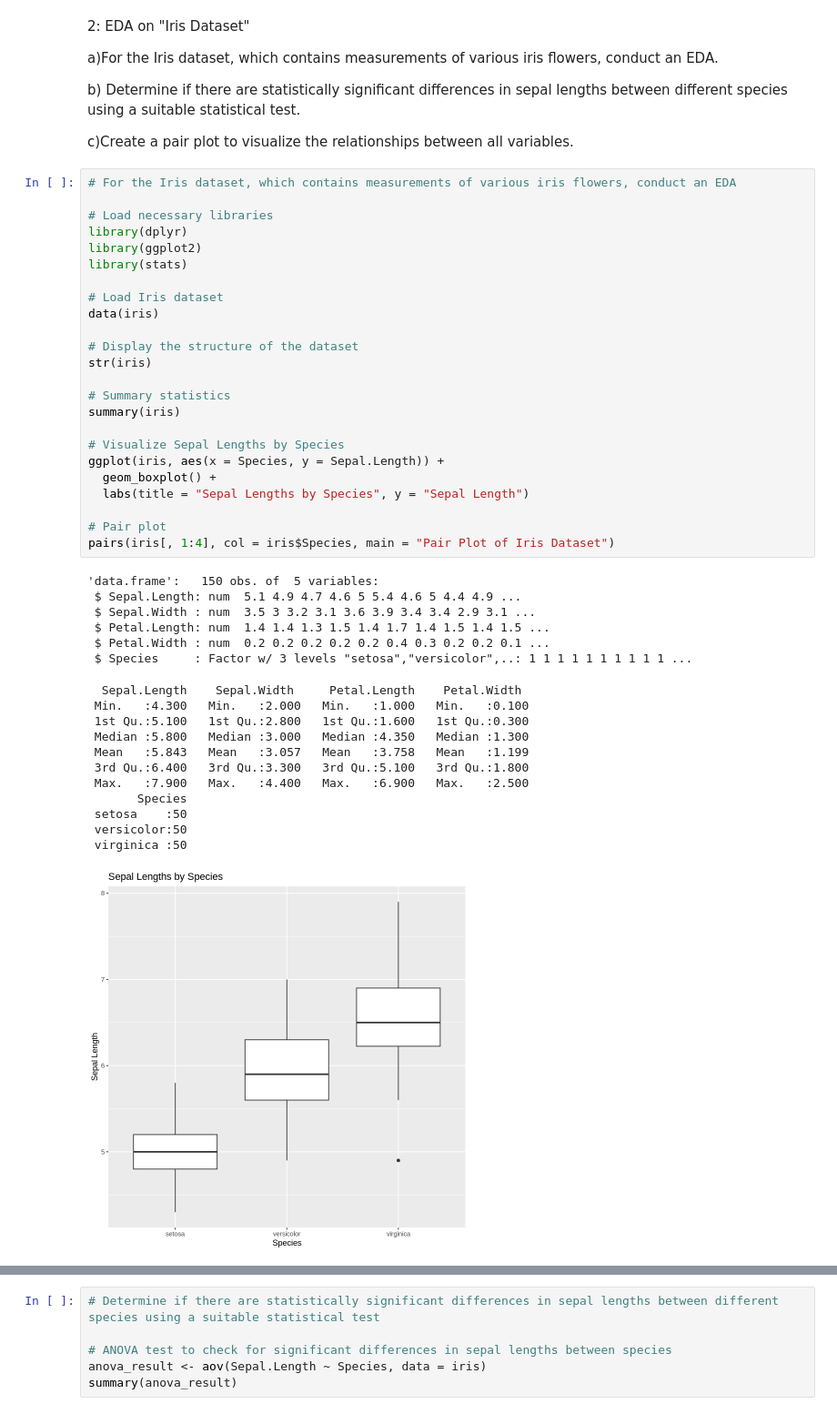
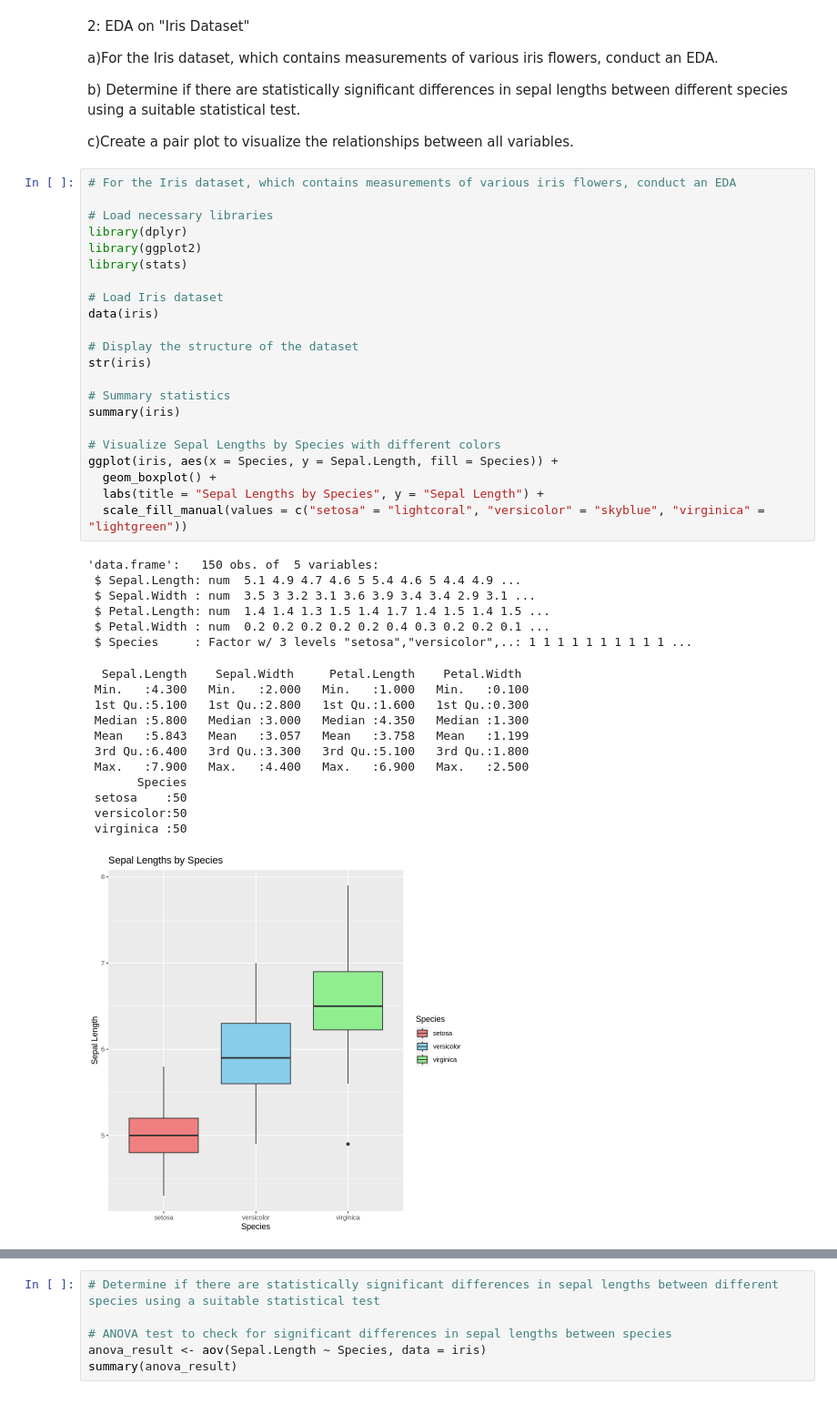
Before and after one commit to ReVuz/R_programming, a Jupyter notebook: EDA.ipynb, the cells around one changed output, grey strips where cells are left out. Shown at 91% size. Drawn from its saved outputs; the diff is of its cells as text.

```diff
--- a/EDA.ipynb
+++ b/EDA.ipynb
@@ -115,37 +93,35 @@ library(ggplot2)
 library(stats)
 
 # Load Iris dataset
 data(iris)
 
 # Display the structure of the dataset
 str(iris)
 
 # Summary statistics
 summary(iris)
 
-# Visualize Sepal Lengths by Species
-ggplot(iris, aes(x = Species, y = Sepal.Length)) +
+# Visualize Sepal Lengths by Species with different colors
+ggplot(iris, aes(x = Species, y = Sepal.Length, fill = Species)) +
   geom_boxplot() +
-  labs(title = "Sepal Lengths by Species", y = "Sepal Length")
-
-# Pair plot
-pairs(iris[, 1:4], col = iris$Species, main = "Pair Plot of Iris Dataset")
+  labs(title = "Sepal Lengths by Species", y = "Sepal Length") +
+  scale_fill_manual(values = c("setosa" = "lightcoral", "versicolor" = "skyblue", "virginica" = "lightgreen"))
 # %% [output]
 'data.frame':   150 obs. of  5 variables:
  $ Sepal.Length: num  5.1 4.9 4.7 4.6 5 5.4 4.6 5 4.4 4.9 ...
  $ Sepal.Width : num  3.5 3 3.2 3.1 3.6 3.9 3.4 3.4 2.9 3.1 ...
  $ Petal.Length: num  1.4 1.4 1.3 1.5 1.4 1.7 1.4 1.5 1.4 1.5 ...
  $ Petal.Width : num  0.2 0.2 0.2 0.2 0.2 0.4 0.3 0.2 0.2 0.1 ...
  $ Species     : Factor w/ 3 levels "setosa","versicolor",..: 1 1 1 1 1 1 1 1 1 1 ...
   Sepal.Length    Sepal.Width     Petal.Length    Petal.Width
  Min.   :4.300   Min.   :2.000   Min.   :1.000   Min.   :0.100
  1st Qu.:5.100   1st Qu.:2.800   1st Qu.:1.600   1st Qu.:0.300
  Median :5.800   Median :3.000   Median :4.350   Median :1.300
  Mean   :5.843   Mean   :3.057   Mean   :3.758   Mean   :1.199
  3rd Qu.:6.400   3rd Qu.:3.300   3rd Qu.:5.100   3rd Qu.:1.800
  Max.   :7.900   Max.   :4.400   Max.   :6.900   Max.   :2.500
        Species
  setosa    :50
  versicolor:50
  virginica :50
-[figure, old version]
+[figure, new version]
```
Also changed, not shown: parts of 5 cells of this notebook.
